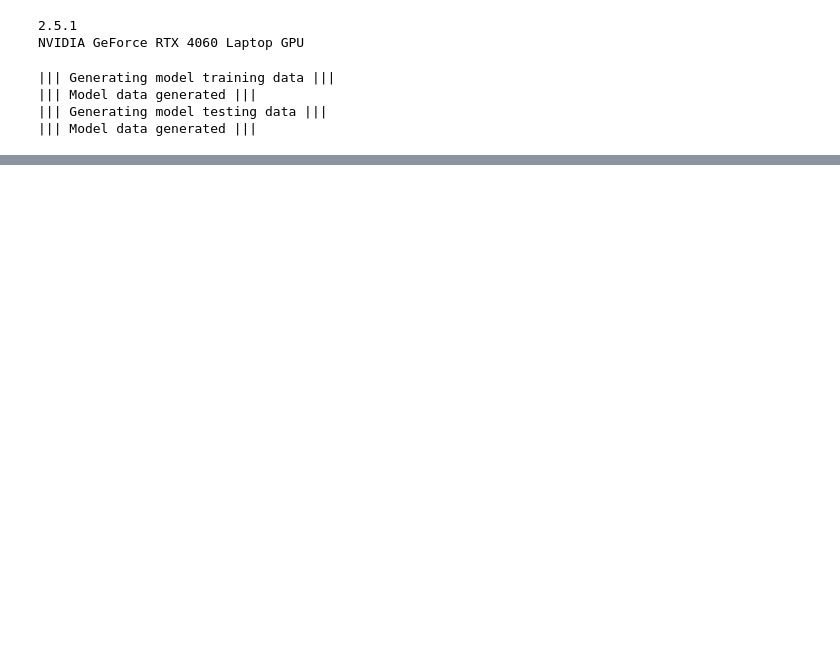
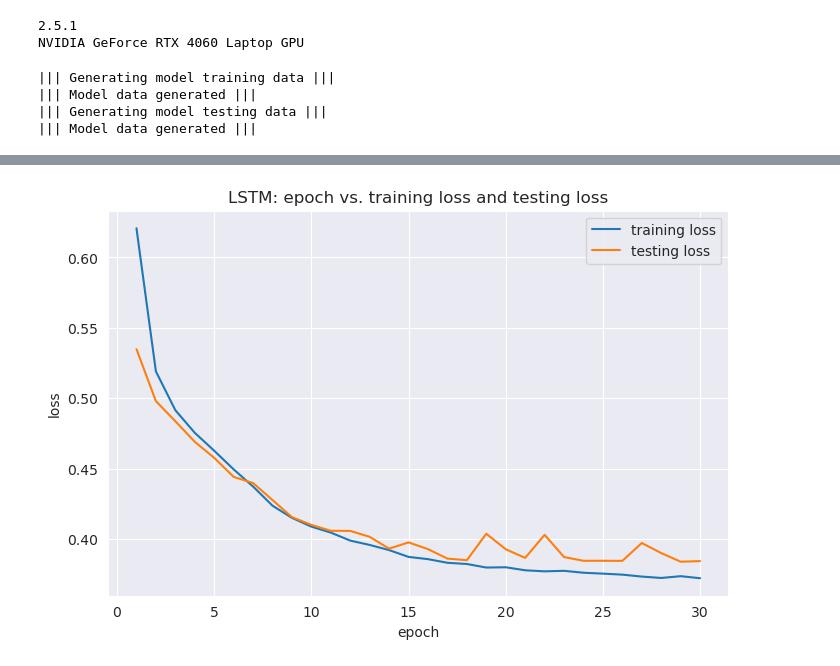
Before and after one commit to zm237/Intro-to-Deep-Learning-Projects, a Jupyter notebook: Project 3/Homework3.ipynb, the cells around one changed output, grey strips where cells are left out. Cells and saved outputs as stored; diff of their text form; code cells hidden in the pictures; blank space fills up the shorter version.

```diff
--- a/Project 3/Homework3.ipynb
+++ b/Project 3/Homework3.ipynb
@@ -354,3 +505,20 @@ KeyboardInterrupt:
+# %%
+m1_x_axis = [d["epoch"] for d in m1_epoch_over_training_loss]
+m1_y_axis_1 = [d["training_loss"] for d in m1_epoch_over_training_loss]
+m1_y_axis_2 = [d["testing_loss"] for d in m1_epoch_over_testing_loss]
+
+plt.figure(figsize=(8,5))
+plt.title("LSTM: epoch vs. training loss and testing loss")
+plt.plot(m1_x_axis, m1_y_axis_1, label="training loss")
+plt.plot(m1_x_axis, m1_y_axis_2, label="testing loss")
+plt.xlabel("epoch")
+plt.ylabel("loss")
+plt.legend()
+
+
+plt.show()
+# %% [output]
+[figure, added]
 # %%
 def generate_plot_data(num_of_sequences_requested: int = 100) -> DataWrapper:
 
```
Also changed, not shown: parts of 18 cells of this notebook, 4 other files.
